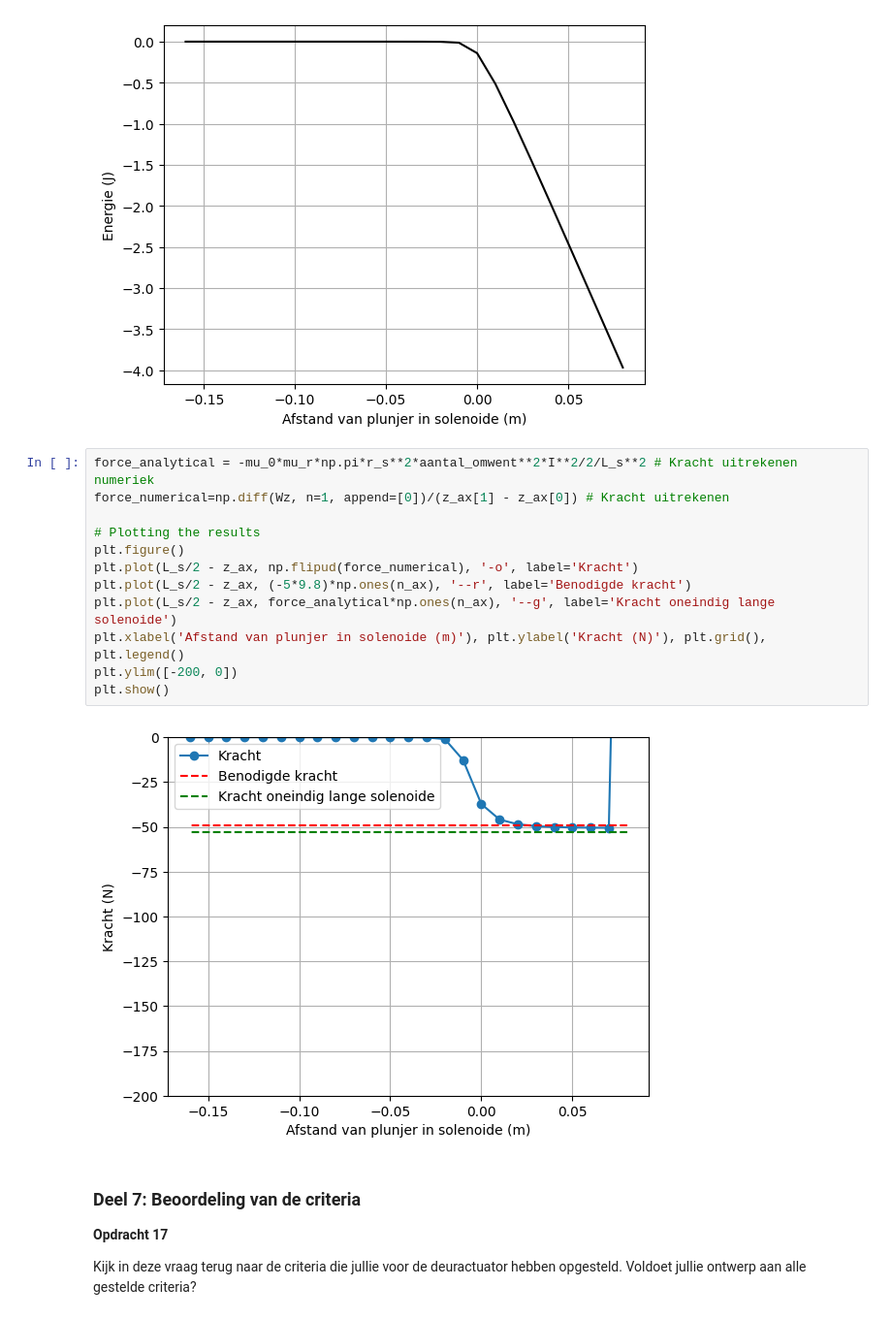
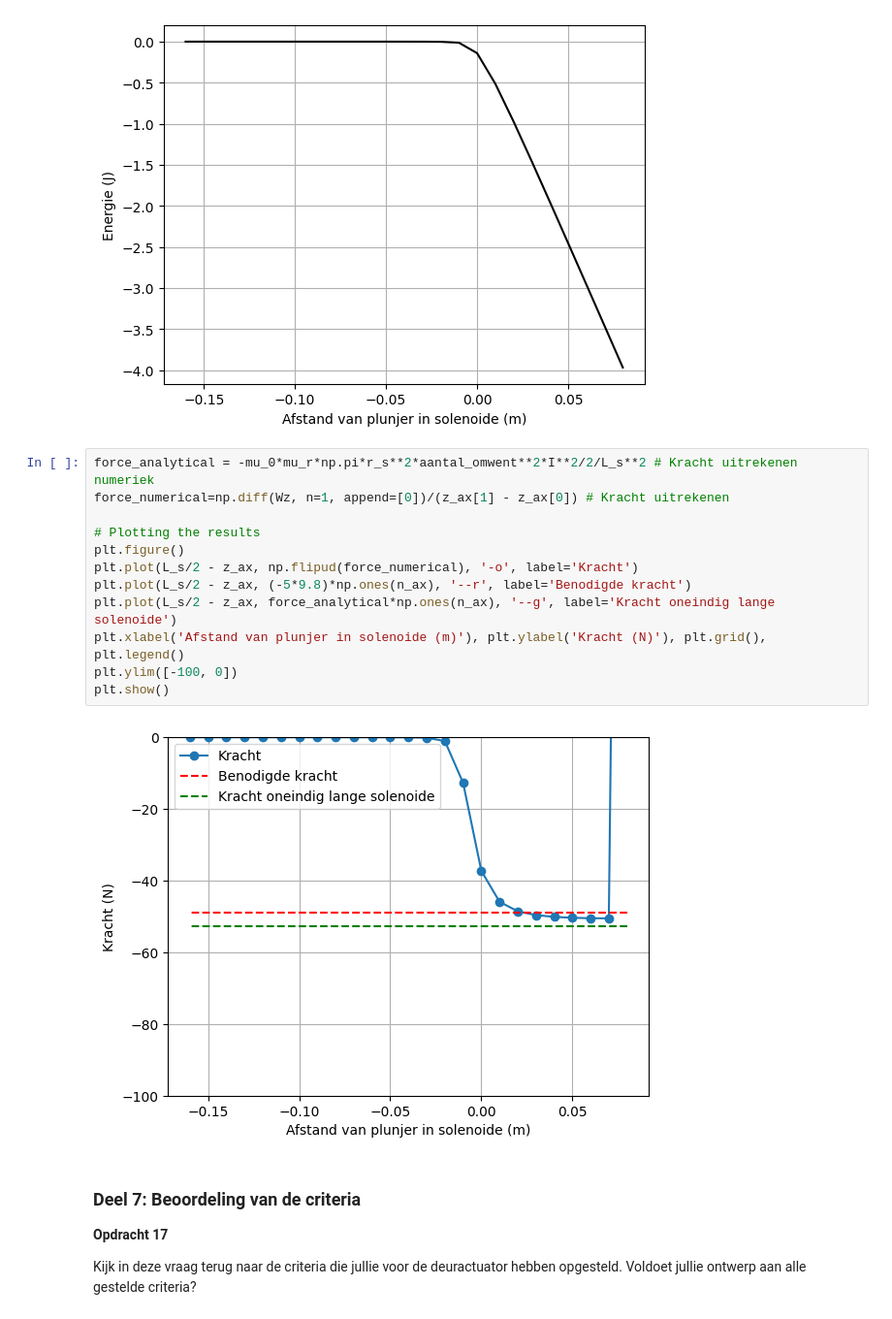
Before and after one commit to Ikbenjamin07/opdrachten-DEF-D, a Jupyter notebook: DigitaleOntwerpopdrachten/2KrachtactuatorOpdracht/KrachtactuatorOpdracht.ipynb, the cells around one changed output. Shown at 97% size. Saved outputs shown, nothing was run; the diff lists cells and outputs as text.

```diff
--- a/DigitaleOntwerpopdrachten/2KrachtactuatorOpdracht/KrachtactuatorOpdracht.ipynb
+++ b/DigitaleOntwerpopdrachten/2KrachtactuatorOpdracht/KrachtactuatorOpdracht.ipynb
@@ -601,17 +601,17 @@ plt.show()
 # %%
 force_analytical = -mu_0*mu_r*np.pi*r_s**2*aantal_omwent**2*I**2/2/L_s**2 # Kracht uitrekenen numeriek
 force_numerical=np.diff(Wz, n=1, append=[0])/(z_ax[1] - z_ax[0]) # Kracht uitrekenen
 
 # Plotting the results
 plt.figure()
 plt.plot(L_s/2 - z_ax, np.flipud(force_numerical), '-o', label='Kracht')
 plt.plot(L_s/2 - z_ax, (-5*9.8)*np.ones(n_ax), '--r', label='Benodigde kracht')
 plt.plot(L_s/2 - z_ax, force_analytical*np.ones(n_ax), '--g', label='Kracht oneindig lange solenoide')
 plt.xlabel('Afstand van plunjer in solenoide (m)'), plt.ylabel('Kracht (N)'), plt.grid(), plt.legend()
-plt.ylim([-200, 0])
+plt.ylim([-100, 0])
 plt.show()
 # %% [output]
-[figure, old version]
+[figure, new version]
 # %% [markdown]
 ### Deel 7: Beoordeling van de criteria
 **Opdracht 17**
```
Also changed, not shown: parts of 4 cells of this notebook.
